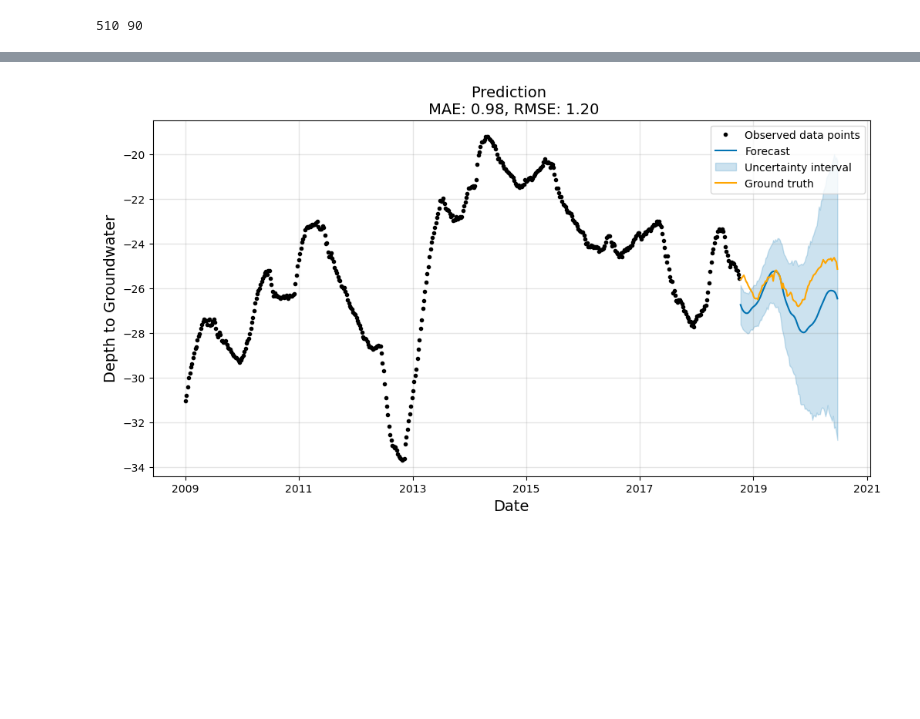
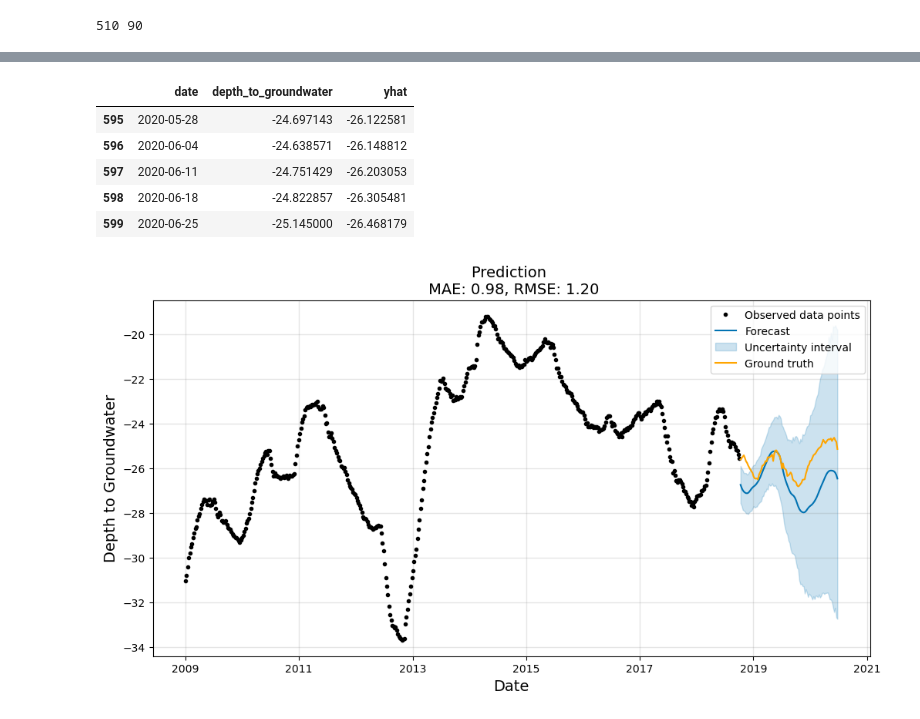
Before and after one commit to S3tuit/jup_lab, a Jupyter notebook: petrignano.ipynb, the cells around one changed output, grey strips where cells are left out. Drawn from its saved outputs; the diff is of its cells as text; code cells hidden in the pictures; blank space fills up the shorter version.

```diff
--- a/petrignano.ipynb
+++ b/petrignano.ipynb
@@ -297 +321,14 @@ Importing plotly failed. Interactive plots will not work.
 RMSE: 1.1969132721330753
+# %%
+ml_predict = pd.merge(df[['date', 'depth_to_groundwater']], y_hat[['ds', 'yhat']],
+         how='outer', left_on='date', right_on='ds')
+
+ml_predict.drop(columns='ds', inplace=True)
+ml_predict.tail()
+# %% [output]
+|  | date | depth_to_groundwater | yhat |
+| 595 | 2020-05-28 | -24.697143 | -26.122581 |
+| 596 | 2020-06-04 | -24.638571 | -26.148812 |
+| 597 | 2020-06-11 | -24.751429 | -26.203053 |
+| 598 | 2020-06-18 | -24.822857 | -26.305481 |
+| 599 | 2020-06-25 | -25.145000 | -26.468179 |
```
Also changed, not shown: parts of 6 cells of this notebook.
